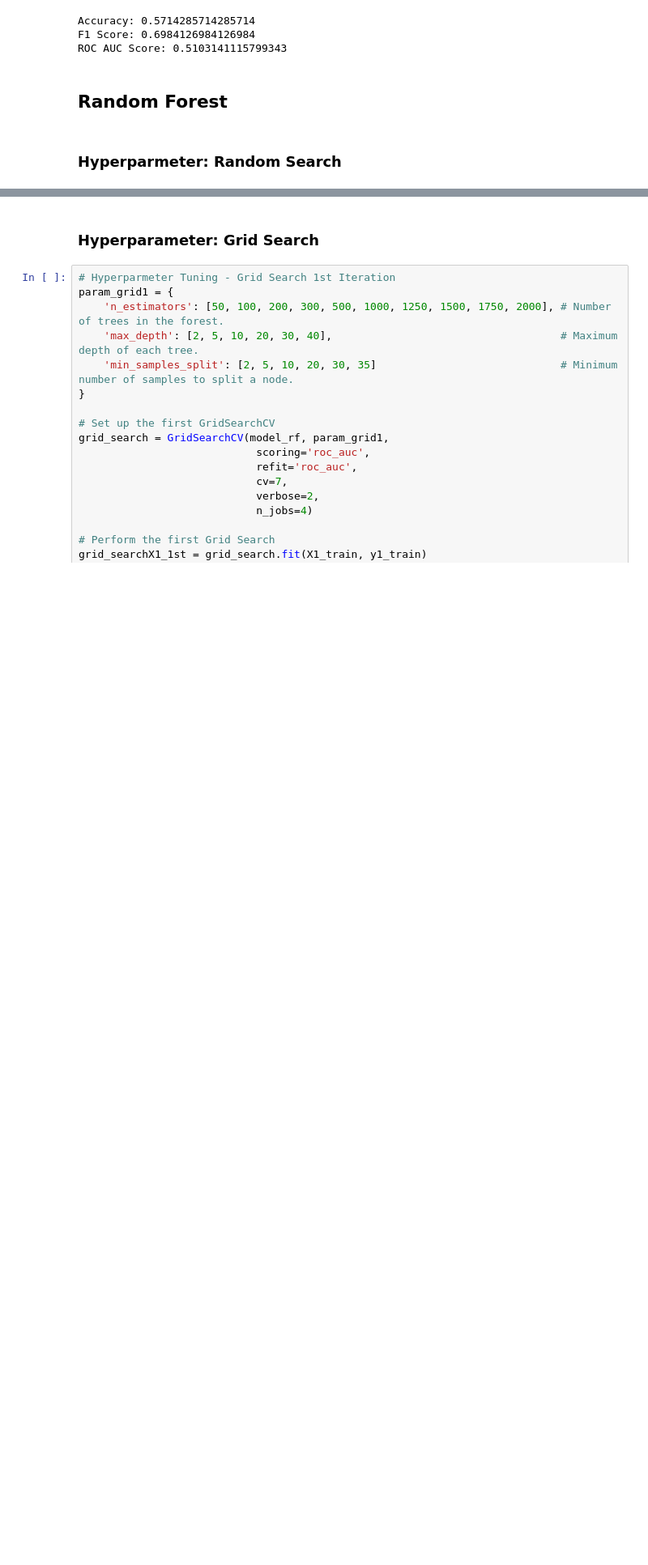
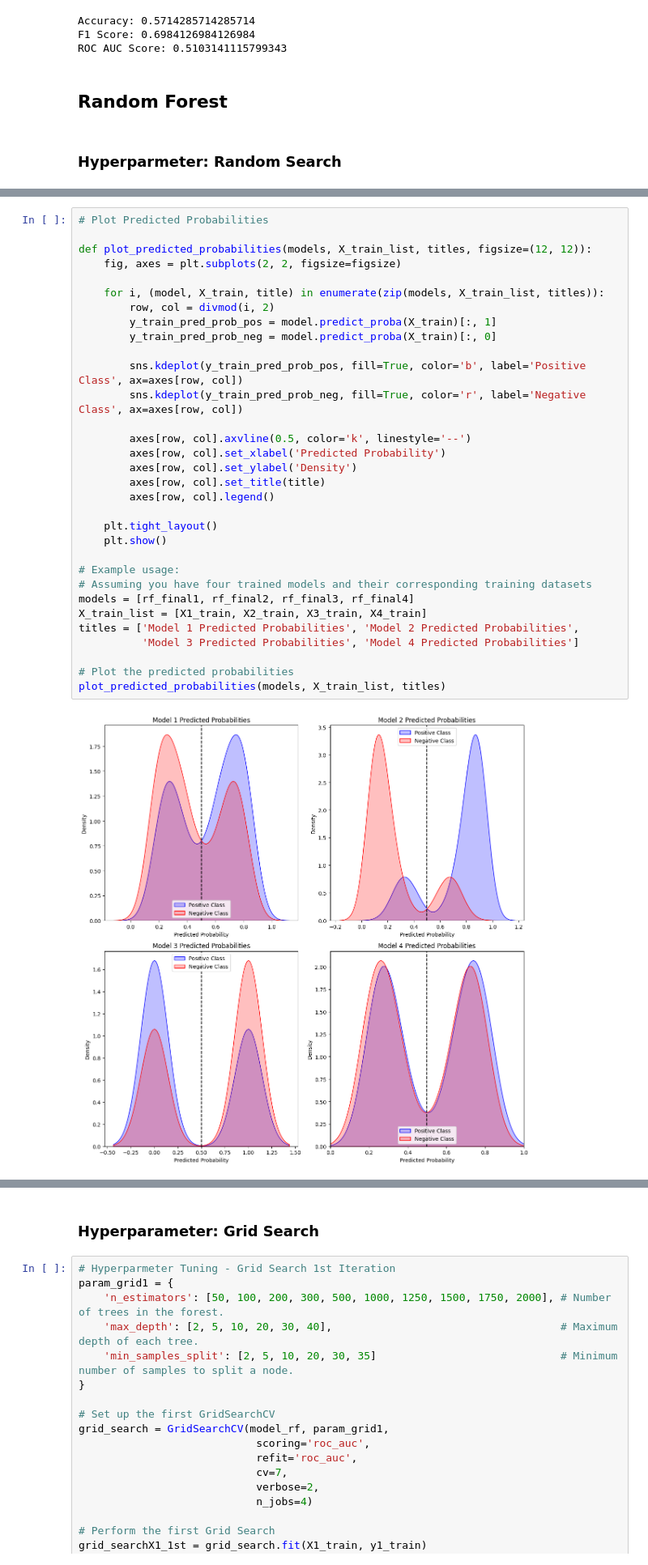
Before and after one commit to hachan97/HormonalContraception_Predictors, a Jupyter notebook: ML_analysis.ipynb, the cells around one changed output, grey strips where cells are left out. Shown at 81% size. Cells and saved outputs as stored; diff of their text form; blank space fills up the shorter version.

```diff
--- a/ML_analysis.ipynb
+++ b/ML_analysis.ipynb
@@ -305,0 +421,34 @@ RandomForestClassifier(class_weight='balanced', max_depth=50,
+# %%
+# Plot Predicted Probabilities
+
+def plot_predicted_probabilities(models, X_train_list, titles, figsize=(12, 12)):
+    fig, axes = plt.subplots(2, 2, figsize=figsize)
+
+    for i, (model, X_train, title) in enumerate(zip(models, X_train_list, titles)):
+        row, col = divmod(i, 2)
+        y_train_pred_prob_pos = model.predict_proba(X_train)[:, 1]
+        y_train_pred_prob_neg = model.predict_proba(X_train)[:, 0]
+
+        sns.kdeplot(y_train_pred_prob_pos, fill=True, color='b', label='Positive Class', ax=axes[row, col])
+        sns.kdeplot(y_train_pred_prob_neg, fill=True, color='r', label='Negative Class', ax=axes[row, col])
+
+        axes[row, col].axvline(0.5, color='k', linestyle='--')
+        axes[row, col].set_xlabel('Predicted Probability')
+        axes[row, col].set_ylabel('Density')
+        axes[row, col].set_title(title)
+        axes[row, col].legend()
+
+    plt.tight_layout()
+    plt.show()
+
+# Example usage:
+# Assuming you have four trained models and their corresponding training datasets
+models = [rf_final1, rf_final2, rf_final3, rf_final4]
+X_train_list = [X1_train, X2_train, X3_train, X4_train]
+titles = ['Model 1 Predicted Probabilities', 'Model 2 Predicted Probabilities',
+          'Model 3 Predicted Probabilities', 'Model 4 Predicted Probabilities']
+
+# Plot the predicted probabilities
+plot_predicted_probabilities(models, X_train_list, titles)
+# %% [output]
+[figure, added]
```
Also changed, not shown: parts of 47 cells of this notebook, 23 other files.
